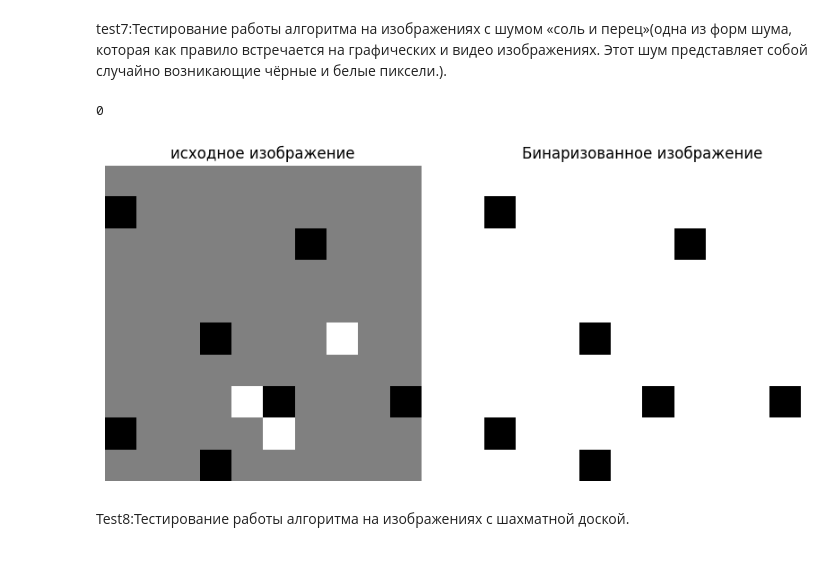
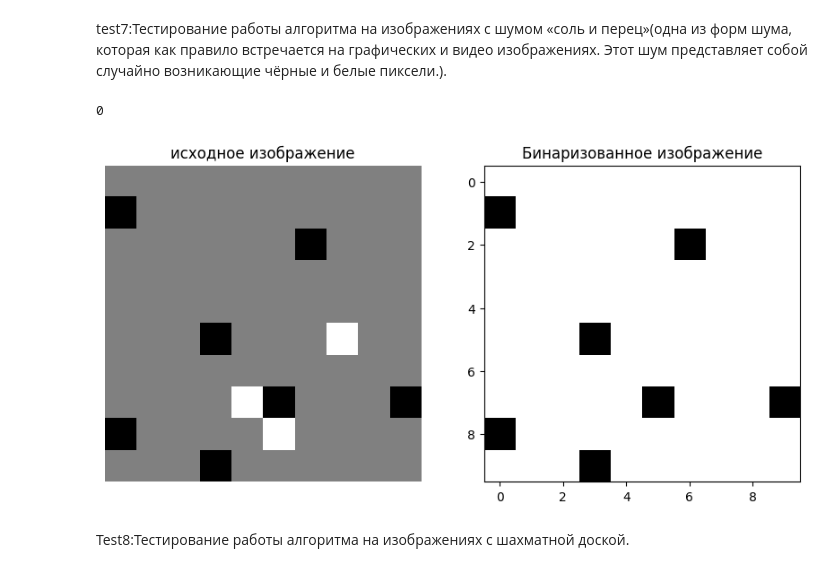
Before and after one commit to pycl/Image-processing-algorithms, a Jupyter notebook: lab1/Lab1-Разработать алгоритм Оцу.ipynb, the cells around one changed output. Cells and saved outputs as stored; diff of their text form; code cells hidden in the pictures.

```diff
--- a/lab1/Lab1-Разработать алгоритм Оцу.ipynb
+++ b/lab1/Lab1-Разработать алгоритм Оцу.ipynb
@@ -291,34 +344,33 @@ test7:Тестирование работы алгоритма на изобра
 # %%
 def test_salt_and_paper_noise():
     random.seed(12)
     height,width = 10,10
     #Базовое серое изображение
     image = [[[128,128,128] for _ in range(width)] for _ in range(height)]
 
     # Добавление шума «соль и перец»
     # 10% шумовых пикселей
     num_noisy_pixels = int(0.1*height*width)
     for _ in range(num_noisy_pixels):
         i = random.randint(0,height - 1)
         j = random.randint(0,width-1)
         if random.choice([True,False]):
             image[i][j] = [0,0,0] # Чёрный шум (перец)
         else:
             image[i][j] = [255,255,255] # Белый шум (соль)
 
     binary_image = binaryImage(image)
     fig,ax = plt.subplots(1,2,figsize=(10,5))
     ax[0].imshow(image)
     ax[0].set_title("исходное изображение")
     ax[0].axis('off')
     ax[1].imshow(binary_image,cmap='gray')
     ax[1].set_title('Бинаризованное изображение')
-    ax[1].axis('off')
     plt.show()
 test_salt_and_paper_noise()
 # %% [output]
 0
-[figure, old version]
+[figure, new version]
 # %% [markdown]
 Test8:Тестирование работы алгоритма на изображениях с шахматной доской.
 # %%
```
Also changed, not shown: parts of 18 cells of this notebook, 2 other files.
